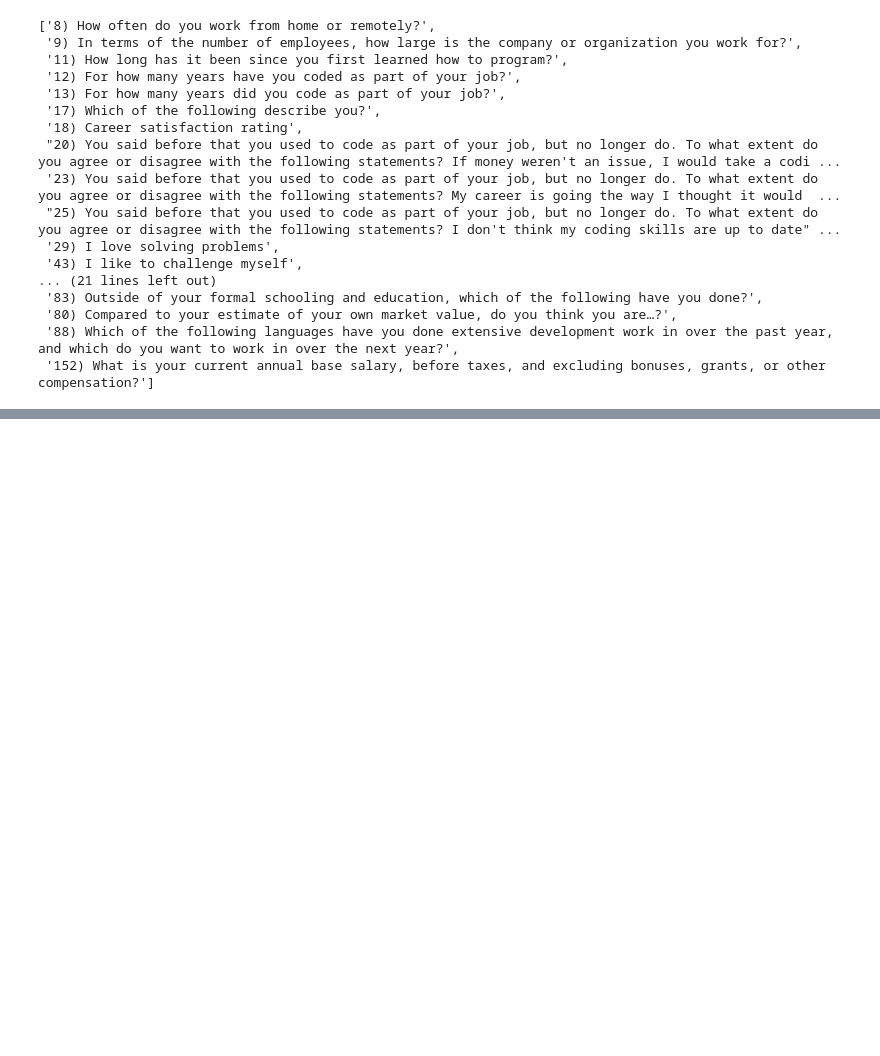
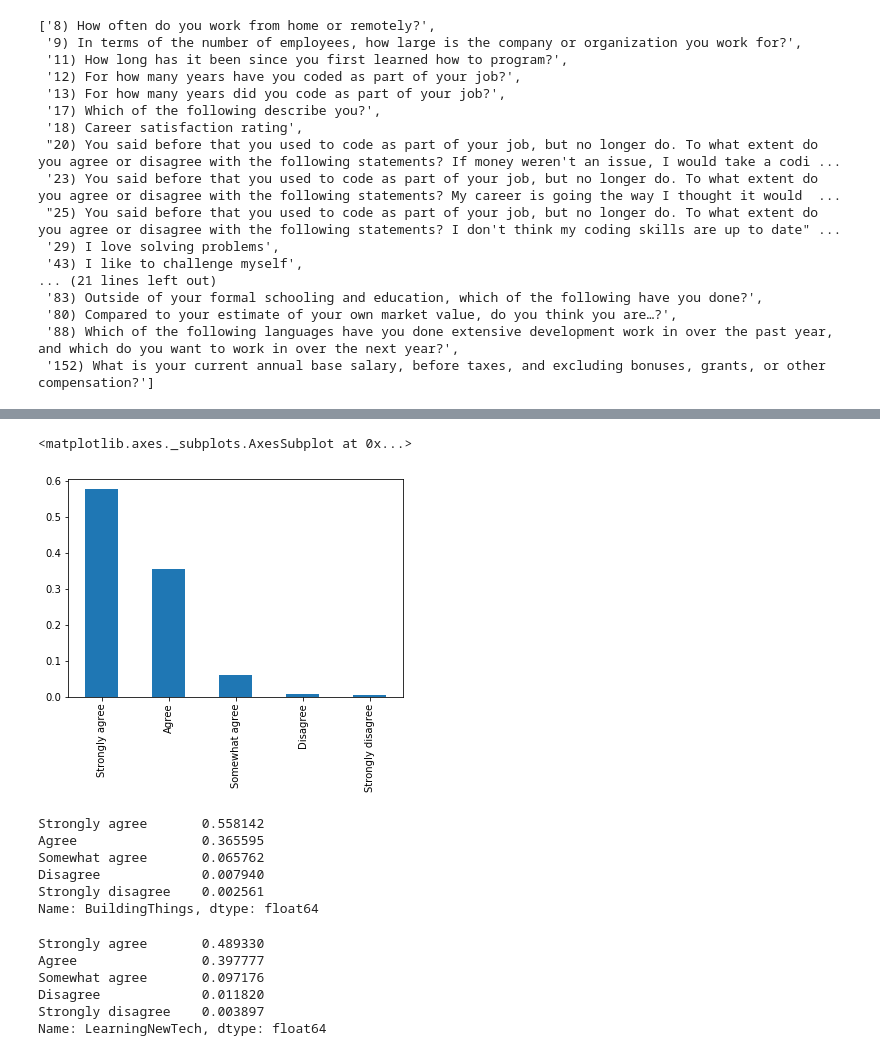
Before and after one commit to rafael-roldao/udct_p1_stackoverflow, a Jupyter notebook: 2017 Stackoverflow Survey Analysis.ipynb, the cells around one changed output, grey strips where cells are left out. Drawn from its saved outputs; the diff is of its cells as text; code cells hidden in the pictures; blank space fills up the shorter version.

```diff
--- a/2017 Stackoverflow Survey Analysis.ipynb
+++ b/2017 Stackoverflow Survey Analysis.ipynb
@@ -99,0 +154,2 @@ Name: SurveyLong, dtype: int64
+# %%
+prob_solv_df['GettingThingsDone_new'] = prob_solv_df['ImportantHiringGettingThingsDone'].replace('Very important', 'Strongly agree').replace('Important', 'Agree').replace('Somewhat important', 'Somewhat agree').replace('Not very important', 'Disagree').replace('Not at all important', 'Strongly disagree')
@@ -99,0 +171,3 @@ Name: SurveyLong, dtype: int64
+# %%
+prob_solv_df = prob_solv_df.drop(['ImportantHiringGettingThingsDone'], axis=1)
+prob_solv_df.head()
@@ -99,0 +183,5 @@ Name: SurveyLong, dtype: int64
+# %%
+agr_scale = ['Strongly agree', 'Agree', 'Somewhat agree', 'Disagree', 'Strongly disagree']
+agr_classes = pd.api.types.CategoricalDtype(ordered=True, categories=agr_scale)
+
+prob_solv_df.iloc[:,:] = prob_solv_df.iloc[:,:].astype(agr_classes)
@@ -99,0 +199,4 @@ Name: SurveyLong, dtype: int64
+# %%
+PS = prob_solv_df['ProblemSolving'].value_counts() / prob_solv_df['ProblemSolving'].count()
+PS = pd.DataFrame(data=PS, columns=['ProblemSolving']).reset_index()
+PS
@@ -99,0 +258,5 @@ Name: SurveyLong, dtype: int64
+# %%
+PS.plot(kind='bar')
+# %% [output]
+<matplotlib.axes._subplots.AxesSubplot at 0x...>
+[figure, added]
@@ -99,0 +265,18 @@ Name: SurveyLong, dtype: int64
+# %%
+df_answ.iloc[:,30].value_counts() / df_answ.iloc[:,30].count()
+# %% [output]
+Strongly agree       0.558142
+Agree                0.365595
+Somewhat agree       0.065762
+Disagree             0.007940
+Strongly disagree    0.002561
+Name: BuildingThings, dtype: float64
+# %%
+df_answ.iloc[:,31].value_counts() / df_answ.iloc[:,31].count()
+# %% [output]
+Strongly agree       0.489330
+Agree                0.397777
+Somewhat agree       0.097176
+Disagree             0.011820
+Strongly disagree    0.003897
+Name: LearningNewTech, dtype: float64
```
Also changed, not shown: parts of 21 cells of this notebook.
